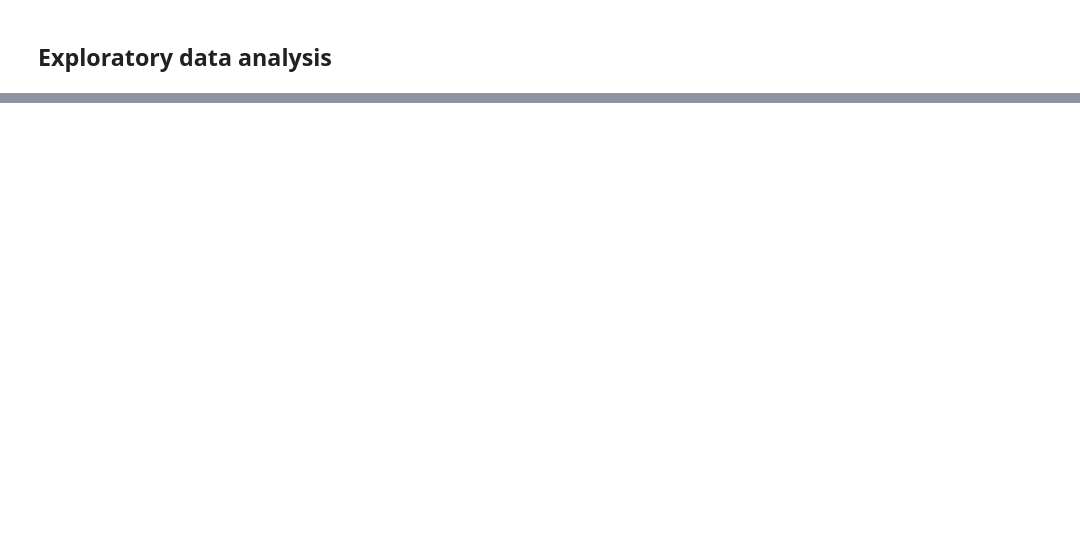
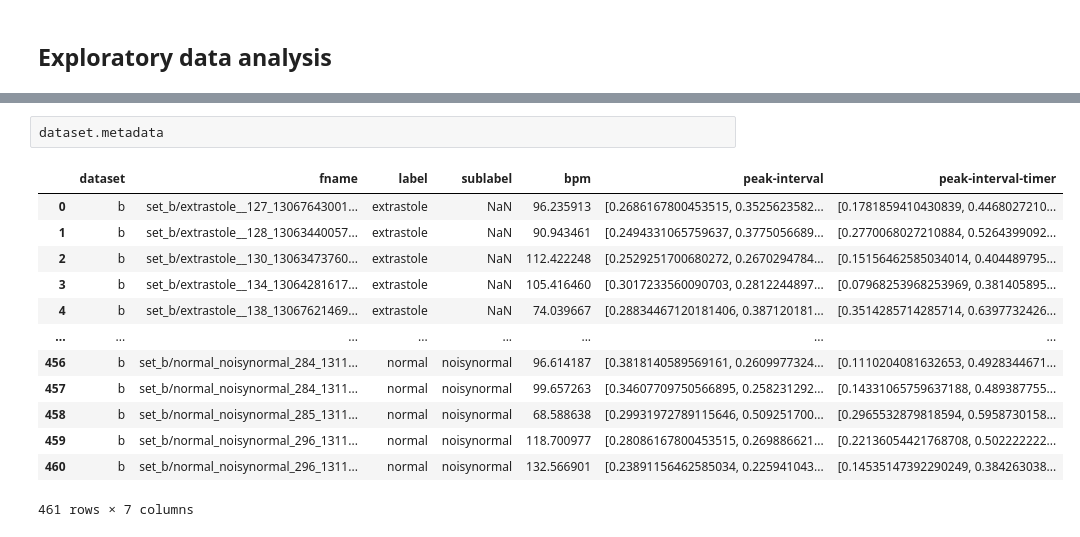
Before and after one commit to NattapolChan/SC1015-PROJECT, a Jupyter notebook: EDA.ipynb, the cells around one changed output, grey strips where cells are left out. Saved outputs shown, nothing was run; the diff lists cells and outputs as text; blank space fills up the shorter version.

```diff
--- a/EDA.ipynb
+++ b/EDA.ipynb
@@ -44,0 +70,16 @@ axes[2].set_ylim([0, 2500])
+# %%
+dataset.metadata
+# %% [output]
+|  | dataset | fname | label | sublabel | bpm | peak-interval | peak-interval-timer |
+| 0 | b | set_b/extrastole__127_13067643001... | extrastole | NaN | 96.235913 | [0.2686167800453515, 0.3525623582... | [0.1781859410430839, 0.4468027210... |
+| 1 | b | set_b/extrastole__128_13063440057... | extrastole | NaN | 90.943461 | [0.2494331065759637, 0.3775056689... | [0.2770068027210884, 0.5264399092... |
+| 2 | b | set_b/extrastole__130_13063473760... | extrastole | NaN | 112.422248 | [0.2529251700680272, 0.2670294784... | [0.15156462585034014, 0.404489795... |
+| 3 | b | set_b/extrastole__134_13064281617... | extrastole | NaN | 105.416460 | [0.3017233560090703, 0.2812244897... | [0.07968253968253969, 0.381405895... |
+| 4 | b | set_b/extrastole__138_13067621469... | extrastole | NaN | 74.039667 | [0.28834467120181406, 0.387120181... | [0.3514285714285714, 0.6397732426... |
+| ... | ... | ... | ... | ... | ... | ... | ... |
+| 456 | b | set_b/normal_noisynormal_284_1311... | normal | noisynormal | 96.614187 | [0.3818140589569161, 0.2609977324... | [0.1110204081632653, 0.4928344671... |
+| 457 | b | set_b/normal_noisynormal_284_1311... | normal | noisynormal | 99.657263 | [0.34607709750566895, 0.258231292... | [0.14331065759637188, 0.489387755... |
+| 458 | b | set_b/normal_noisynormal_285_1311... | normal | noisynormal | 68.588638 | [0.29931972789115646, 0.509251700... | [0.2965532879818594, 0.5958730158... |
+| 459 | b | set_b/normal_noisynormal_296_1311... | normal | noisynormal | 118.700977 | [0.28086167800453515, 0.269886621... | [0.22136054421768708, 0.502222222... |
+| 460 | b | set_b/normal_noisynormal_296_1311... | normal | noisynormal | 132.566901 | [0.23891156462585034, 0.225941043... | [0.14535147392290249, 0.384263038... |
+461 rows × 7 columns
```
Also changed, not shown: parts of 7 cells of this notebook, 1 other file.
